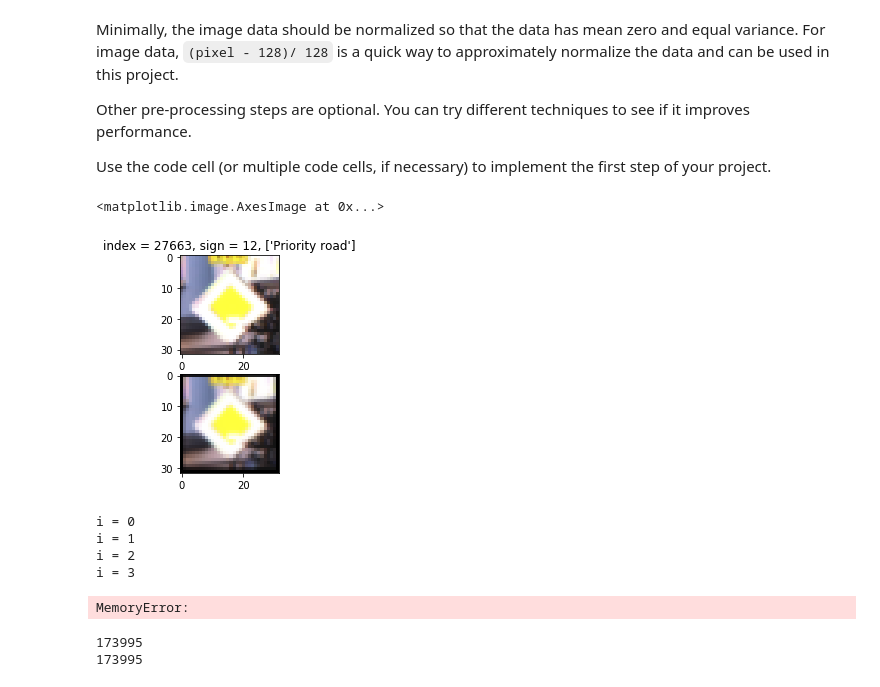
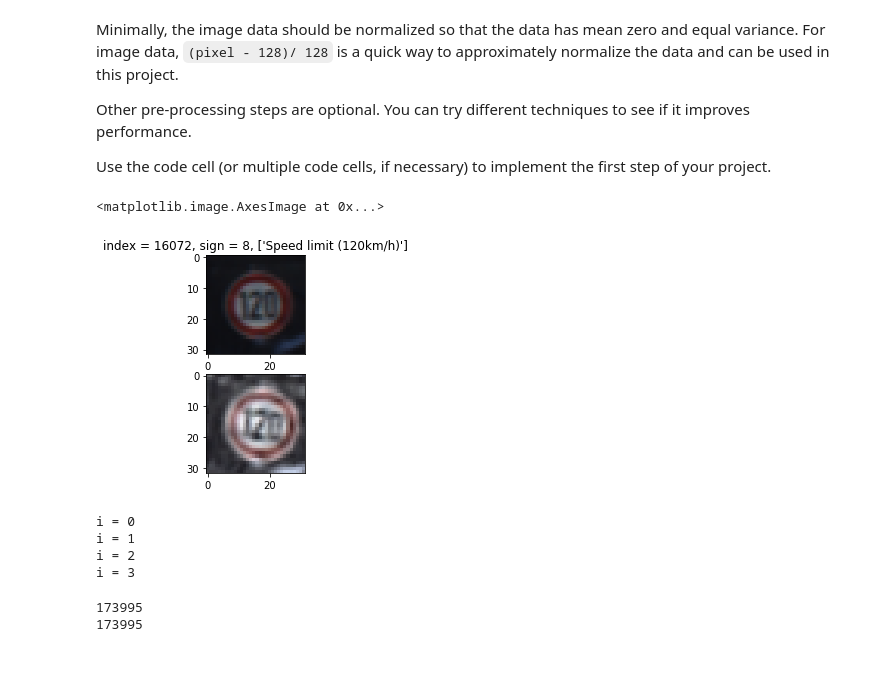
Before and after one commit to haowu80s/CarND-Traffic-Sign-Classifier-Project, a Jupyter notebook: Traffic_Sign_Classifier.ipynb, the cells around one changed output. Saved outputs shown, nothing was run; the diff lists cells and outputs as text; code cells hidden in the pictures.

Commit message:
histo equ

```diff
--- a/Traffic_Sign_Classifier.ipynb
+++ b/Traffic_Sign_Classifier.ipynb
@@ -202,43 +220,55 @@ Use the code cell (or multiple code cells, if necessary) to implement the first
 from skimage.transform import rotate, warp, SimilarityTransform
 from skimage.util import random_noise
 
 def random_crop(img):
     scale = random.uniform(0.9, 1.1)
     translation = (random.uniform(-2, 2), random.uniform(-2, 2))
     tform = SimilarityTransform(scale=scale, translation=translation)
     return warp(img, tform)
 
 def random_rotate(img):
     angle = random.uniform(-15, 15)
     return rotate(img, angle, mode='wrap')
 
 def random_sap(img):
     return random_noise(img, var=1e-3)
 
-def preprocess_image(img):
-    # return random_sap(random_rotate(random_crop(img)))
+def augment_image(img):
     return random_crop(random_rotate(img))
+
+def clahe_image(img, clahe):
+    img_yuv = cv2.cvtColor(image, cv2.COLOR_BGR2YUV)
+    img_yuv[:,:,0] = clahe.apply(img_yuv[:,:,0])
+    return cv2.cvtColor(img_yuv, cv2.COLOR_YUV2BGR)
 
 def standardize_image(img):
     mean_img = np.mean(img)
     std_img = max(np.std(img), 1.0/np.sqrt(img.size))
     return (img - mean_img) / std_img
 
+def prepro_image_train(img, clahe):
+    return standardize_image(augment_image(clahe_image(img, clahe)))
+
+def prepro_image_test(img, clahe):
+    return standardize_image(clahe_image(img, clahe))
+
+clahe = cv2.createCLAHE(clipLimit=2.0, tileGridSize=(8,8))
 index = random.randint(0, len(X_train))
 image = X_train[index].squeeze()
 f, axarr = plt.subplots(2,1)
 axarr[0].imshow(image)
 axarr[0].set_title('index = %d, sign = %d, %s' % (index, y_train[index], signnames[y_train[index]]))
-axarr[1].imshow(preprocess_image(image))
+axarr[1].imshow(augment_image(clahe_image(image, clahe)))
 # %% [output]
 <matplotlib.image.AxesImage at 0x...>
-[figure, old version]
+[figure, new version]
 # %%
 random.seed(1)
-X_train_prep = [standardize_image(img) for img in X_train]
+clahe = cv2.createCLAHE(clipLimit=2.0, tileGridSize=(8,8))
+X_train_prep = [prepro_image_test(img, clahe) for img in X_train]
 for i in range(4):
     print('i = %d' % i)
-    X_train_prep += [standardize_image(preprocess_image(img)) for img in X_train]
+    X_train_prep += [prepro_image_train(img, clahe) for img in X_train]
 
 train_prep_file = './data/train_prep.p'
 with open(train_prep_file, mode='wb') as f:
@@ -256,7 +286,6 @@ i = 0
 i = 1
 i = 2
 i = 3
-MemoryError:
 # %%
 print(len(X_train_prep))
 print(len(y_train_prep))
```
Also changed, not shown: parts of 3 cells of this notebook.
